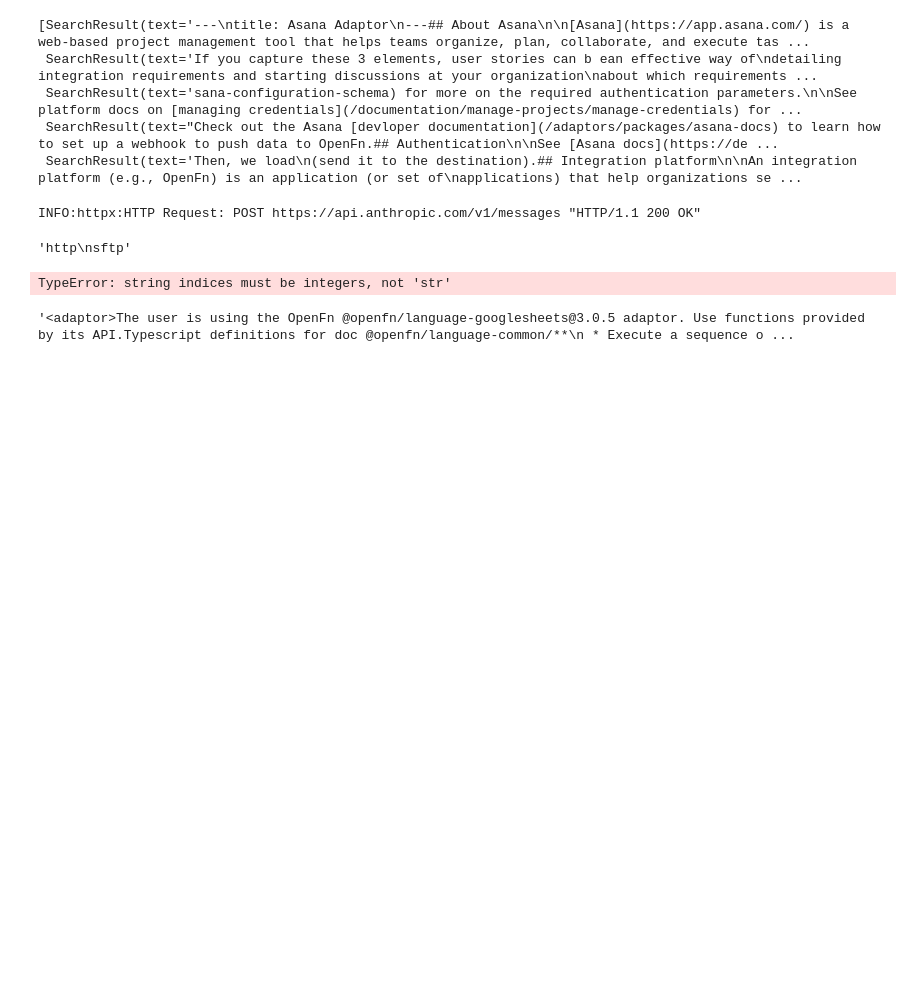
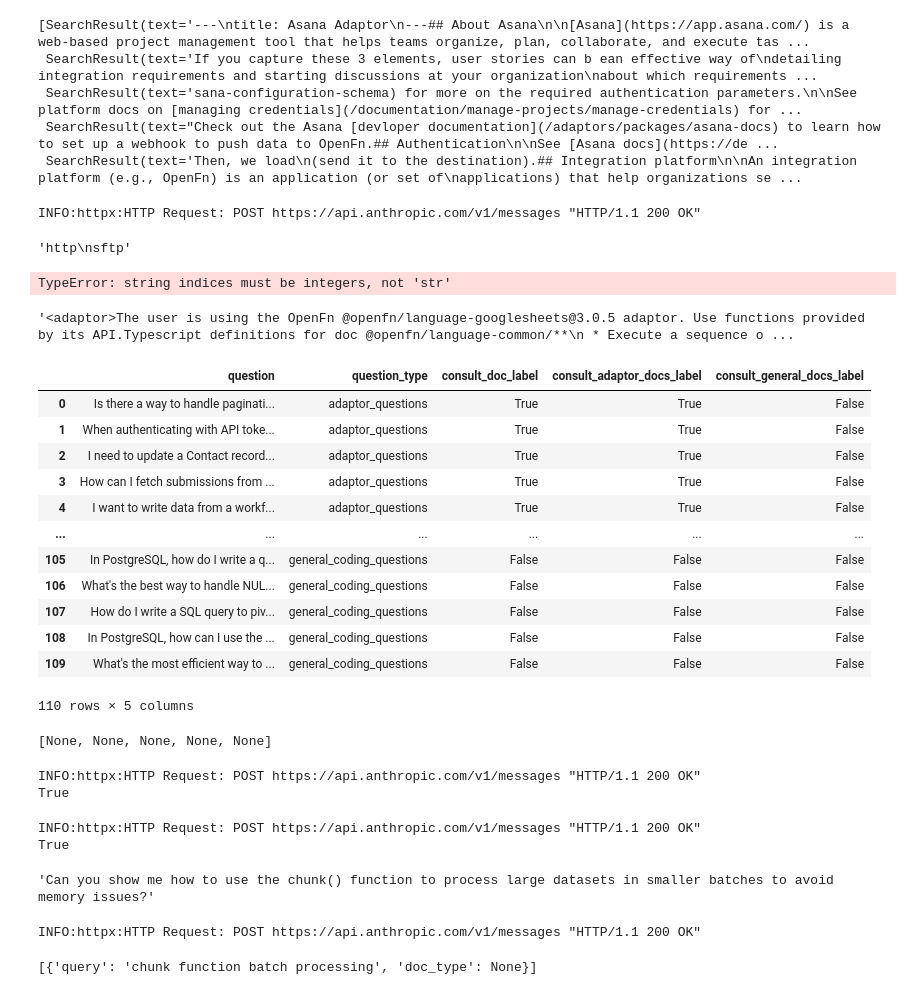
Before and after one commit to OpenFn/apollo, a Jupyter notebook: services/search_docsite/search_docsite.ipynb, the cells around one changed output. Drawn from its saved outputs; the diff is of its cells as text; code cells hidden in the pictures; blank space fills up the shorter version.

```diff
--- a/services/search_docsite/search_docsite.ipynb
+++ b/services/search_docsite/search_docsite.ipynb
@@ -929,0 +907,75 @@ How do I use OpenFn to implement a bulk data import process, breaking the data i
+# %%
+import pandas as pd
+
+def create_test_set(adaptor_questions, platform_questions, specific_questions,
+                            workflow_overview_questions, specific_coding_questions, general_coding_questions):
+        all_queries = []
+        all_types = []
+
+        # Add each category to the lists
+        for questions, q_type in [
+            (adaptor_questions, 'adaptor_questions'),
+            (platform_questions, 'platform_questions'),
+            (specific_questions, 'specific_questions'),
+            (workflow_overview_questions, 'workflow_overview_questions'),
+            (specific_coding_questions, 'specific_coding_questions'),
+            (general_coding_questions, 'general_coding_questions')
+        ]:
+            all_queries.extend(questions)
+            all_types.extend([q_type] * len(questions))
+
+        # Create the base dataframe
+        df = pd.DataFrame({
+            'question': all_queries,
+            'question_type': all_types
+        })
+
+        # Add the label columns according to the specified rules
+        df['consult_doc_label'] = ~df['question_type'].isin(['general_coding_questions'])
+        df['consult_adaptor_docs_label'] = df['question_type'].isin(['adaptor_questions', 'specific_coding_questions'])
+        df['consult_general_docs_label'] = df['question_type'].isin(['platform_questions',
+                                                            'specific_questions',
+                                                            'workflow_overview_questions', 'specific_coding_questions'])
+
+        return df
+# %%
+test_df = create_test_set(adaptor_questions, platform_questions, specific_questions,
+                            workflow_overview_questions, specific_coding_questions, general_coding_questions)
+test_df
+# %% [output]
+|  | question | question_type | consult_doc_label | consult_adaptor_docs_label | consult_general_docs_label |
+| 0 | Is there a way to handle paginati... | adaptor_questions | True | True | False |
+| 1 | When authenticating with API toke... | adaptor_questions | True | True | False |
+| 2 | I need to update a Contact record... | adaptor_questions | True | True | False |
+| 3 | How can I fetch submissions from ... | adaptor_questions | True | True | False |
+| 4 | I want to write data from a workf... | adaptor_questions | True | True | False |
+| ... | ... | ... | ... | ... | ... |
+| 105 | In PostgreSQL, how do I write a q... | general_coding_questions | False | False | False |
+| 106 | What's the best way to handle NUL... | general_coding_questions | False | False | False |
+| 107 | How do I write a SQL query to piv... | general_coding_questions | False | False | False |
+| 108 | In PostgreSQL, how can I use the ... | general_coding_questions | False | False | False |
+| 109 | What's the most efficient way to ... | general_coding_questions | False | False | False |
+110 rows × 5 columns
+# %%
+needs_docs_answers
+# %% [output]
+[None, None, None, None, None]
+# %%
+needs_docs(user_question)
+# %% [output]
+INFO:httpx:HTTP Request: POST https://api.anthropic.com/v1/messages "HTTP/1.1 200 OK"
+True
+# %%
+needs_docs(user_question)
+# %% [output]
+INFO:httpx:HTTP Request: POST https://api.anthropic.com/v1/messages "HTTP/1.1 200 OK"
+True
+# %%
+user_question
+# %% [output]
+'Can you show me how to use the chunk() function to process large datasets in smaller batches to avoid memory issues?'
+# %%
+search_docs(user_question)
+# %% [output]
+INFO:httpx:HTTP Request: POST https://api.anthropic.com/v1/messages "HTTP/1.1 200 OK"
+[{'query': 'chunk function batch processing', 'doc_type': None}]
```
Also changed, not shown: parts of 20 cells of this notebook.
